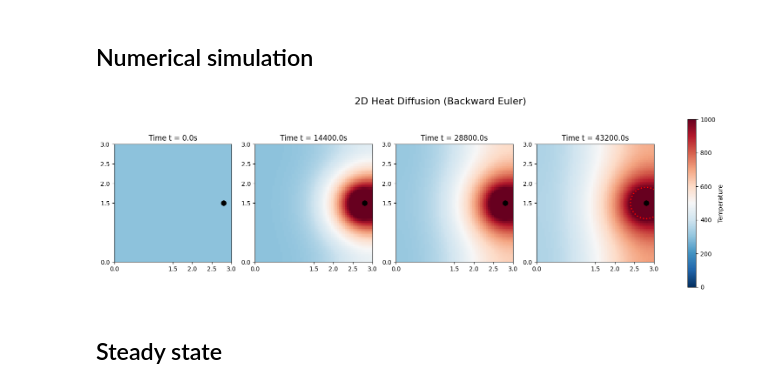
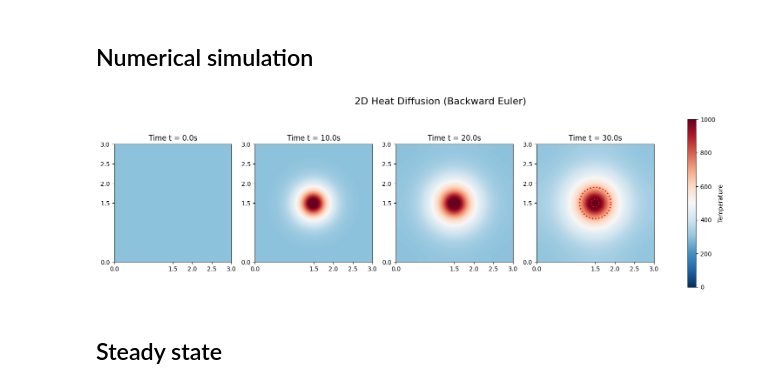
Before and after one commit to tusm06/MATH461_Unit03, a Jupyter notebook: main.ipynb, the cells around one changed output. Saved outputs shown, nothing was run; the diff lists cells and outputs as text; code cells hidden in the pictures.

```diff
--- a/main.ipynb
+++ b/main.ipynb
@@ -15,7 +16,8 @@ from scipy.sparse import linalg
 # %%
 # Parameters
 z = 1
-alpha = 2.2e-5
+# alpha = 2.2e-5
+alpha = 1e-2
 # beta = 0.01
 beta = 0
 T_a = 293.15
@@ -26,11 +28,11 @@ sd = 0.1
 ### The following code is adapted and modified from the original MATLAB code provided by Professor Colin Macdonald in MATH 405 in UBC. ###
 
 # Grid
-J = 60
+J = 150
 h = 3.0 / J
 s = np.linspace(h, 3.0, J)
-# k = 0.1 * h
-k = 5
+k = 0.1 * h
+# k = 5
 xx, yy = np.meshgrid(s, s)
 x = xx.flatten()
 y = yy.flatten()
@@ -39,7 +41,7 @@ y = yy.flatten()
 u = np.full((J*J,), T_a)
 
 # Source term
-source = ((gamma/z) / (np.sqrt(2*np.pi)*sd)) * np.exp(-((xx-2.8)**2 + (yy-1.5)**2) / (2*sd**2))
+source = ((gamma/z) / (np.sqrt(2*np.pi)*sd)) * np.exp(-((xx-1.5)**2 + (yy-1.5)**2) / (2*sd**2))
 source = source.flatten()
 # %%
 ### The following code is adapted and modified from the original MATLAB code provided by Professor Colin Macdonald in MATH 405 in UBC. ###
@@ -48,10 +50,10 @@ source = source.flatten()
 N = len(s)
 e = np.ones(N)
 L1d = sparse.spdiags([e, -2*e, e], [-1, 0, 1], N, N).tocsr()
-L1d[0, 0] = -3
-L1d[0, 1] = 3
-L1d[-1, -1] = -3
-L1d[-1, -2] = 3
+L1d[0, 0] = -2
+L1d[0, 1] = 2
+L1d[-1, -1] = -2
+L1d[-1, -2] = 2
 L1d = (1 / h**2) * L1d
 I1d = sparse.eye(N)
 
@@ -63,7 +65,7 @@ A = I - k*alpha*L + k*beta*I
 ### The following code is adapted and modified from the original MATLAB code provided by Professor Colin Macdonald in MATH 405 in UBC. ###
 
 # Time-stepping
-Tf = 43200
+Tf = 30
 numsteps = int(np.ceil(Tf / k))
 t = 0
 # %%
@@ -91,31 +93,35 @@ for n in range(numsteps + 1):
 # %%
 ### The following code is adapted and modified from the original MATLAB code provided by Professor Colin Macdonald in MATH 405 in UBC. ###
 
 # Plot
 fig, axes = plt.subplots(1, 4, figsize=(20, 5))
 
 for i, target in enumerate(target_times):
     im = axes[i].imshow(snapshots[target], extent=[0, 3, 0, 3], origin='lower', cmap='RdBu_r', vmin=0, vmax=1000)
-    axes[i].plot(2.8, 1.5, 'ko', markersize=8)
+    # axes[i].plot(1.5, 1.5, 'ko', markersize=8)
     axes[i].set_title(f'Time t = {target}s')
     axes[i].set_xticks([0, 1.5, 2, 2.5, 3])
     axes[i].set_yticks([0, 1.5, 2, 2.5, 3])
     # axes[i].set_xlim(2, 3)
     # axes[i].set_ylim(1, 2)
 
 fig.colorbar(im, ax=axes.ravel().tolist(), label='Temperature')
 plt.suptitle('2D Heat Diffusion (Backward Euler)', fontsize=16)
 
 theta = np.linspace(0, 2*np.pi, 100)
-x_circle_1 = 2.8 + 0.4 * np.cos(theta)
+x_circle_1 = 1.5 + 0.4 * np.cos(theta)
 y_circle_1 = 1.5 + 0.4 * np.sin(theta)
+plt.plot(x_circle_1, y_circle_1, color='red', linestyle=':', linewidth=2, label='Target')
+
+x_circle_1 = 1.5 + 0.1 * np.cos(theta)
+y_circle_1 = 1.5 + 0.1 * np.sin(theta)
 plt.plot(x_circle_1, y_circle_1, color='red', linestyle=':', linewidth=2, label='Target')
 
 plt.xlim(0, 3)
 plt.ylim(0, 3)
 plt.show()
 # %% [output]
-[figure, old version]
+[figure, new version]
 # %% [markdown]
 ## Steady state
 # %% [markdown]
```
Also changed, not shown: parts of 1 cell of this notebook, 5 other files.
